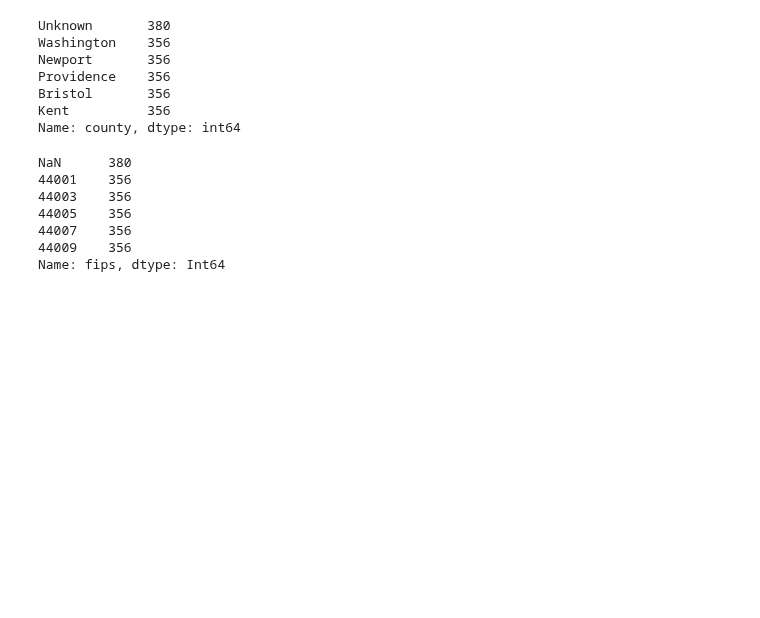
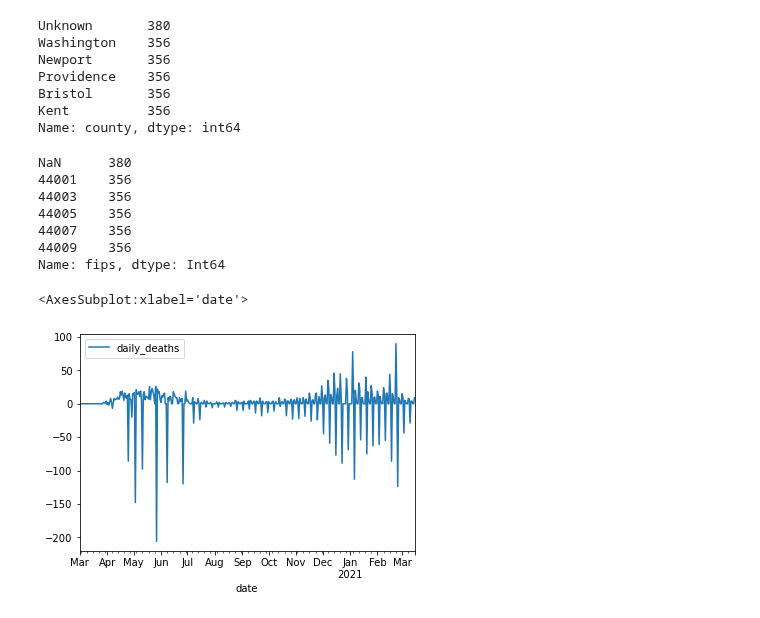
Before and after one commit to severine-baudry/capstone_data_engineer, a Jupyter notebook: covid_corr_weather.ipynb, the cells around one changed output. Saved outputs shown, nothing was run; the diff lists cells and outputs as text; code cells hidden in the pictures; blank space fills up the shorter version.

Commit message:
negative daily values in Rhode Island mostly appear on wednesdays : correction from previous data ?

```diff
--- a/covid_corr_weather.ipynb
+++ b/covid_corr_weather.ipynb
@@ -288,3 +283,12 @@ NaN      380
 44007    356
 44009    356
 Name: fips, dtype: Int64
+# %%
+unknown_rhodeisland = nyt[ (nyt["state"] == "Rhode Island") & (nyt["county"] == "Unknown") ].copy()
+unknown_rhodeisland["date"] = pd.to_datetime( unknown_rhodeisland["date"])
+unknown_rhodeisland["dayofweek"] = unknown_rhodeisland["date"].dt.dayofweek
+# %%
+unknown_rhodeisland.plot( y = "daily_deaths", x = "date")
+# %% [output]
+<AxesSubplot:xlabel='date'>
+[figure, added]
```
Also changed, not shown: parts of 16 cells of this notebook.
